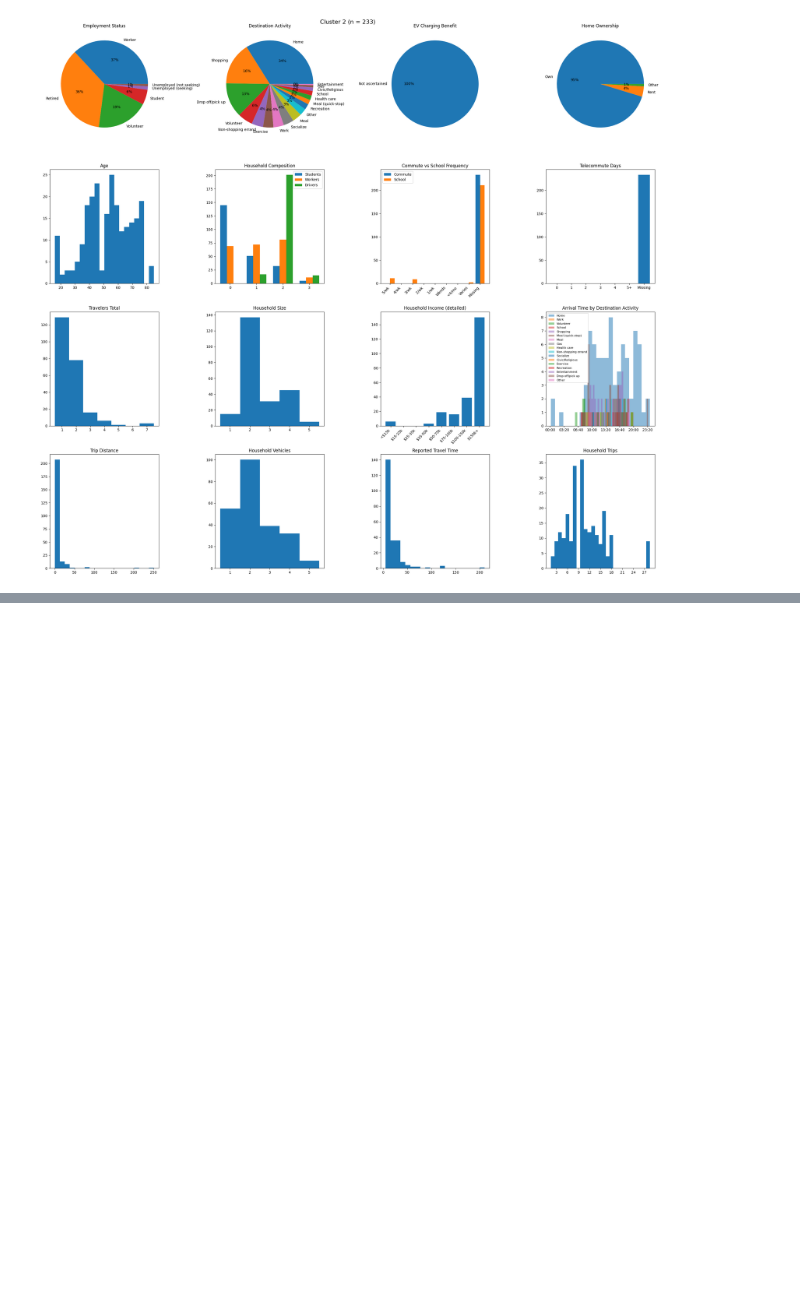
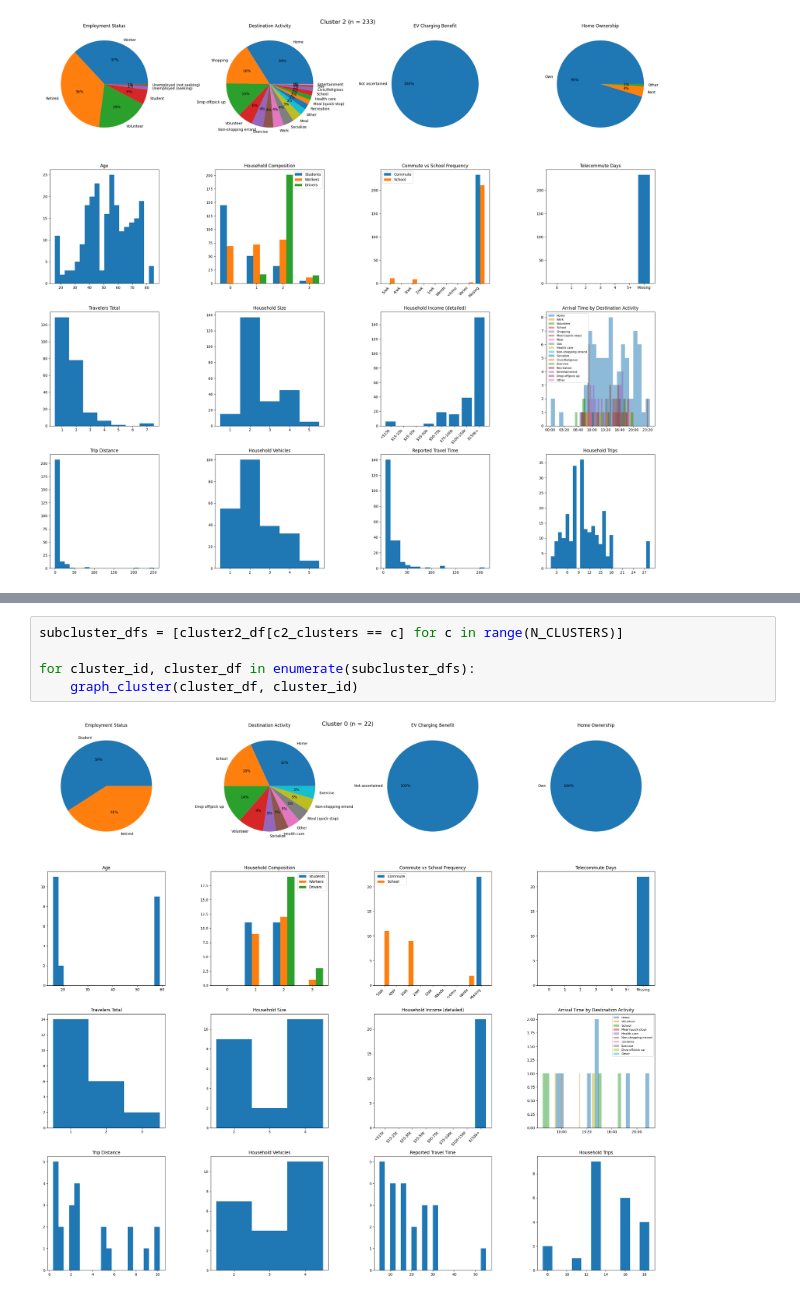
Before and after one commit to pengu-rengu/ev_digital_city, a Jupyter notebook: notebooks/clustering.ipynb, the cells around one changed output, grey strips where cells are left out. Drawn from its saved outputs; the diff is of its cells as text; blank space fills up the shorter version.

```diff
--- a/notebooks/clustering.ipynb
+++ b/notebooks/clustering.ipynb
@@ -405,0 +431,7 @@ for cluster_id, cluster_df in enumerate(cluster_dfs):
+# %%
+subcluster_dfs = [cluster2_df[c2_clusters == c] for c in range(N_CLUSTERS)]
+
+for cluster_id, cluster_df in enumerate(subcluster_dfs):
+    graph_cluster(cluster_df, cluster_id)
+# %% [output]
+[figure, added]
```
Also changed, not shown: parts of 3 cells of this notebook.
